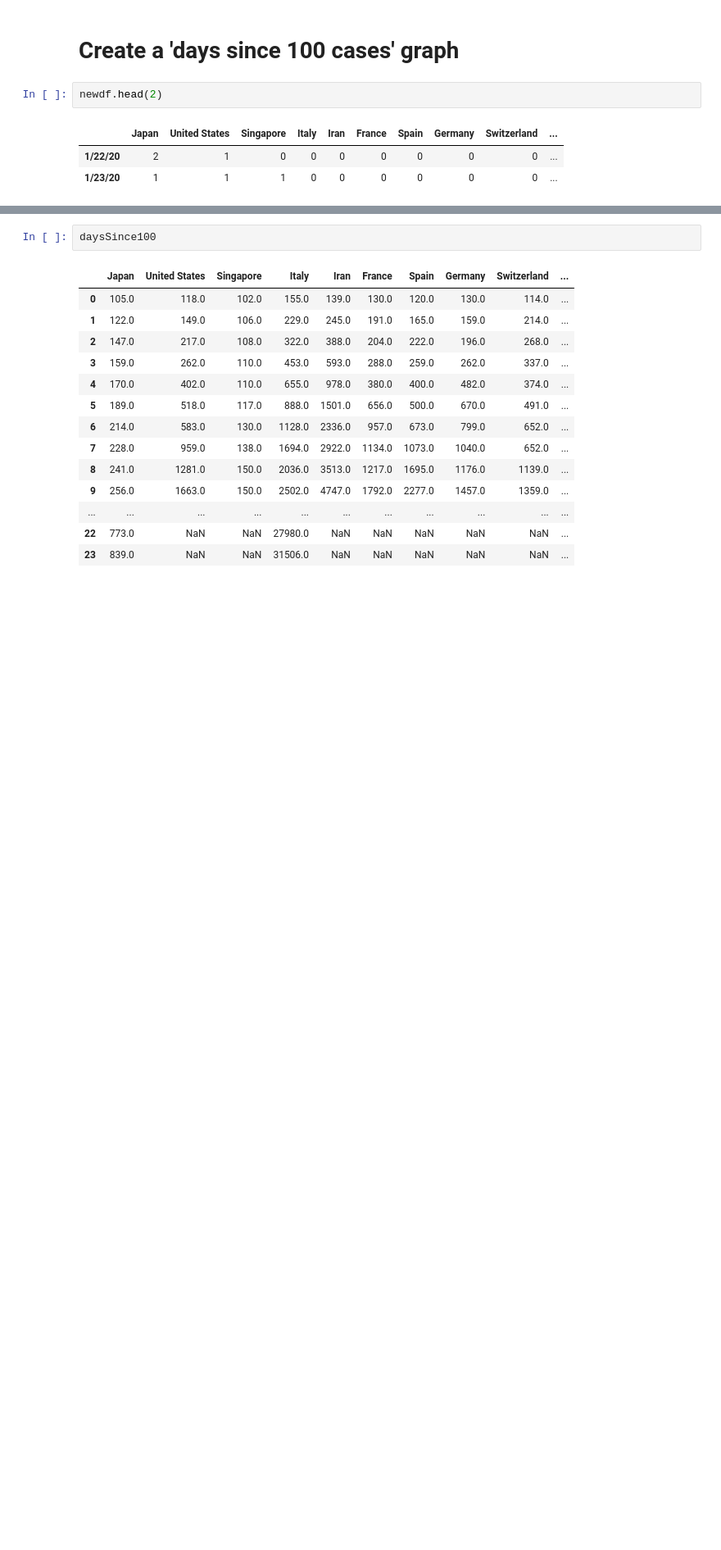
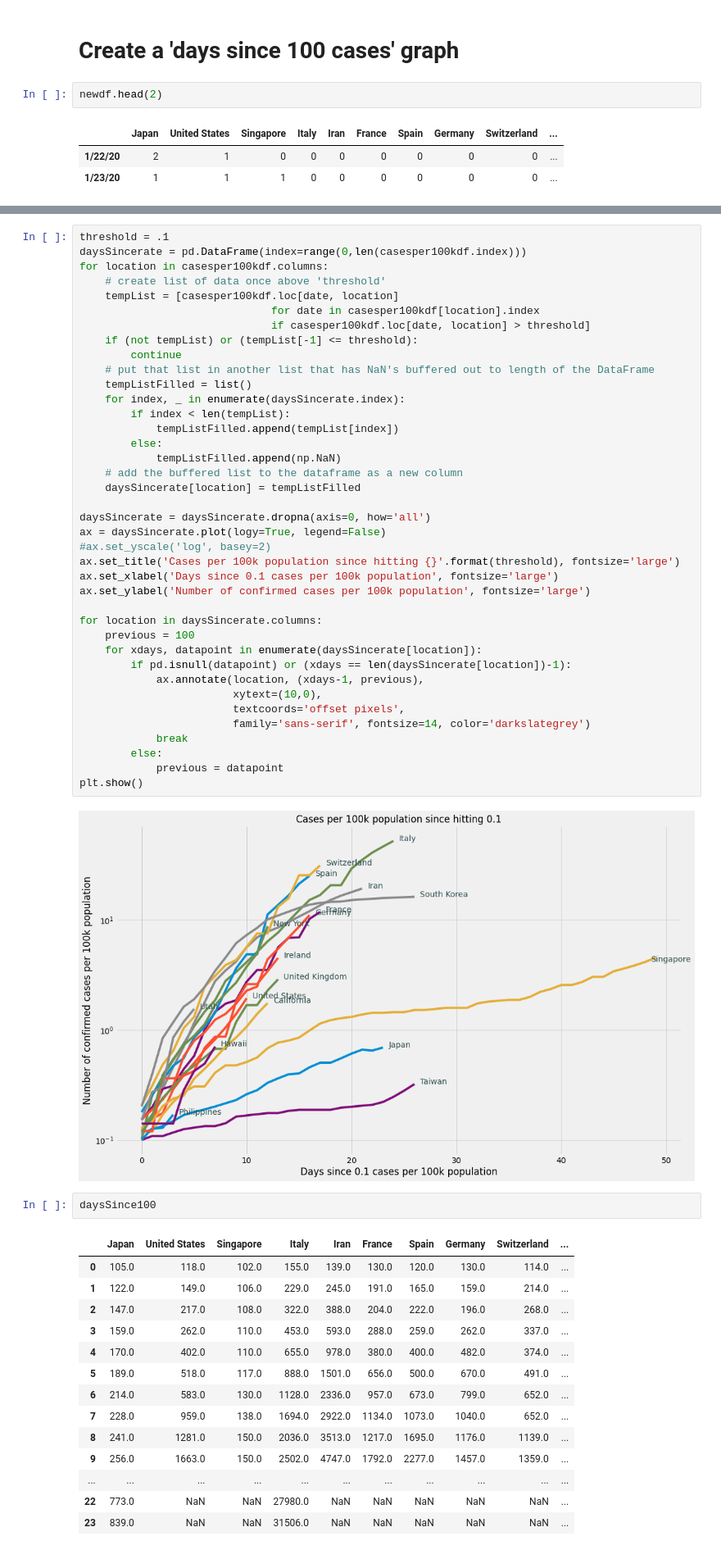
Before and after one commit to dyoung418/COVID-19, a Jupyter notebook: covid_california_analysis.ipynb, the cells around one changed output, grey strips where cells are left out. Shown: that part at 82% size. Drawn from its saved outputs; the diff is of its cells as text; blank space fills up the shorter version.

Commit message:
added cases per 100k chart

```diff
--- a/covid_california_analysis.ipynb
+++ b/covid_california_analysis.ipynb
@@ -167,6 +197,47 @@ for location in daysSince100.columns:
 plt.show()
 # %% [output]
 [figure]
+# %%
+threshold = .1
+daysSincerate = pd.DataFrame(index=range(0,len(casesper100kdf.index)))
+for location in casesper100kdf.columns:
+    # create list of data once above 'threshold'
+    tempList = [casesper100kdf.loc[date, location]
+                              for date in casesper100kdf[location].index
+                              if casesper100kdf.loc[date, location] > threshold]
+    if (not tempList) or (tempList[-1] <= threshold):
+        continue
+    # put that list in another list that has NaN's buffered out to length of the DataFrame
+    tempListFilled = list()
+    for index, _ in enumerate(daysSincerate.index):
+        if index < len(tempList):
+            tempListFilled.append(tempList[index])
+        else:
+            tempListFilled.append(np.NaN)
+    # add the buffered list to the dataframe as a new column
+    daysSincerate[location] = tempListFilled
+
+daysSincerate = daysSincerate.dropna(axis=0, how='all')
+ax = daysSincerate.plot(logy=True, legend=False)
+#ax.set_yscale('log', basey=2)
+ax.set_title('Cases per 100k population since hitting {}'.format(threshold), fontsize='large')
+ax.set_xlabel('Days since 0.1 cases per 100k population', fontsize='large')
+ax.set_ylabel('Number of confirmed cases per 100k population', fontsize='large')
+
+for location in daysSincerate.columns:
+    previous = 100
+    for xdays, datapoint in enumerate(daysSincerate[location]):
+        if pd.isnull(datapoint) or (xdays == len(daysSincerate[location])-1):
+            ax.annotate(location, (xdays-1, previous),
+                        xytext=(10,0),
+                        textcoords='offset pixels',
+                        family='sans-serif', fontsize=14, color='darkslategrey')
+            break
+        else:
+            previous = datapoint
+plt.show()
+# %% [output]
+[figure, added]
 # %%
 daysSince100
 # %% [output]
```
Also changed, not shown: parts of 4 cells of this notebook, 1 other file.
